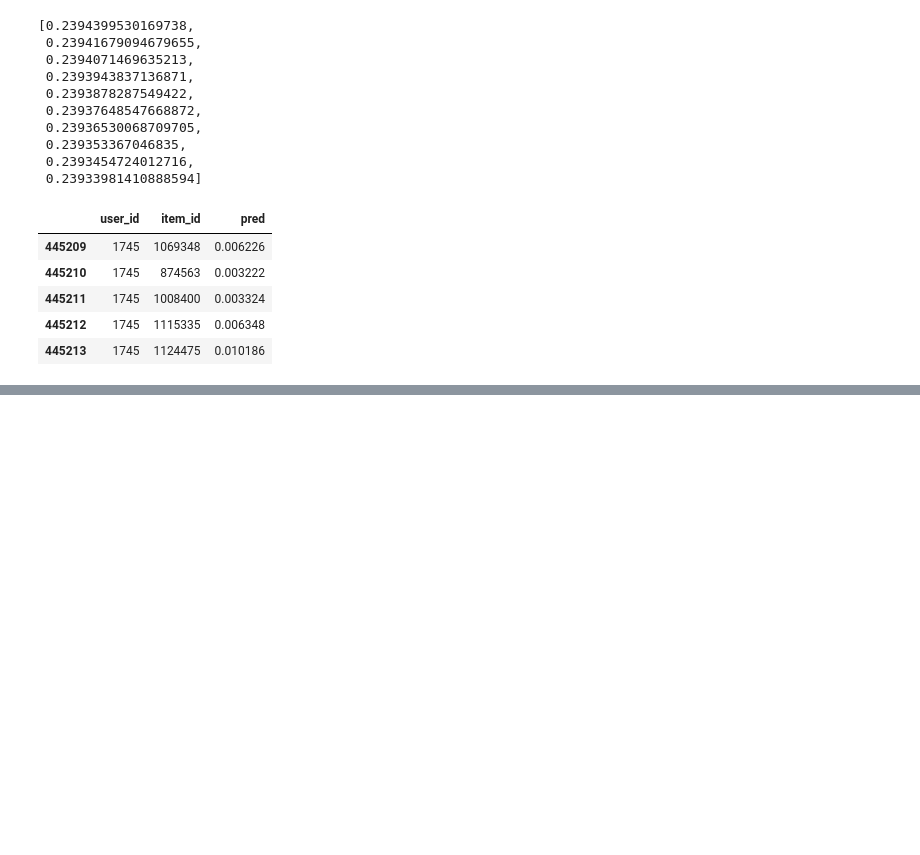
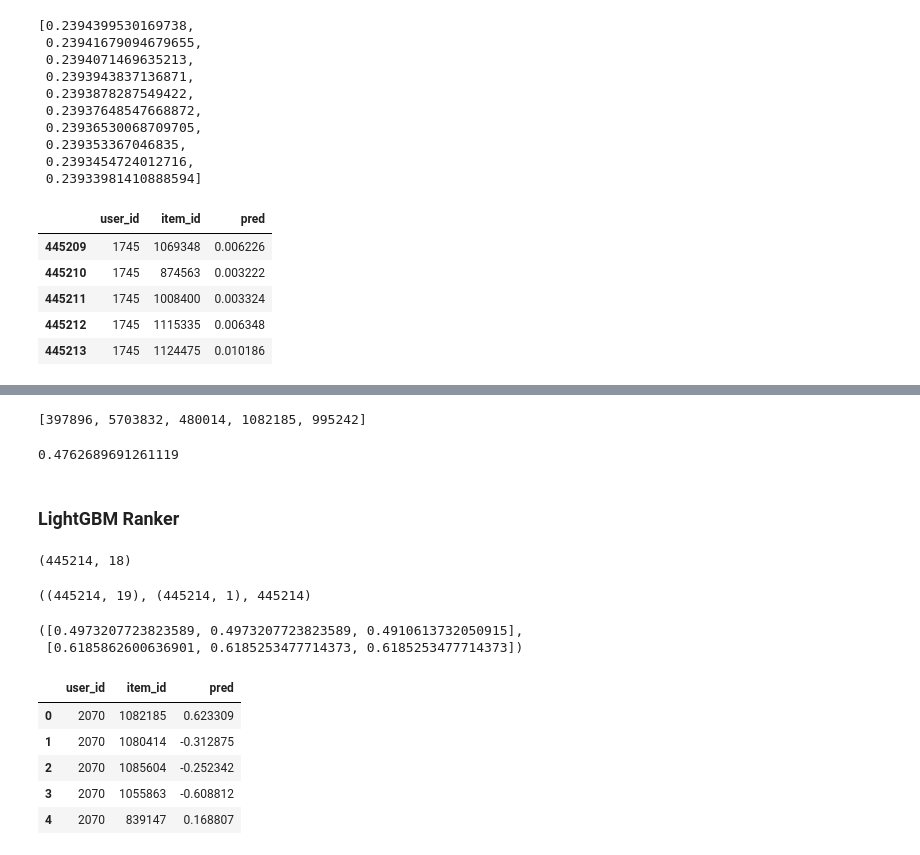
Before and after one commit to VitalyGladyshev/gb_rec_sys, a Jupyter notebook: coursework/cw_rec_sys_glvv.ipynb, the cells around one changed output, grey strips where cells are left out. Saved outputs shown, nothing was run; the diff lists cells and outputs as text; code cells hidden in the pictures; blank space fills up the shorter version.

```diff
--- a/coursework/cw_rec_sys_glvv.ipynb
+++ b/coursework/cw_rec_sys_glvv.ipynb
@@ -379,0 +433,22 @@ classifer_prediction.tail()
+# %%
+popularity = recommender.prep_data.groupby('item_id')['quantity'].sum().reset_index()
+popularity.rename(columns={'quantity': 'n_sold'}, inplace=True)
+top_5 = popularity.sort_values('n_sold', ascending=False).head(6).item_id.tolist()[1:6]
+top_5
+# %% [output]
+[397896, 5703832, 480014, 1082185, 995242]
+# %%
+result_lvl_2["rec"] = result_lvl_2['user_id'].apply(\
+        lambda x: precision_at_k(result_lvl_2.loc[result_lvl_2["user_id"] == x, "pred"].values[0],
+                                 list(result_lvl_2.loc[result_lvl_2["user_id"] == x, "actual"].values[0]),
+                                 k=5))
+
+result_lvl_2['rec'].mean()
+# %% [output]
+0.4762689691261119
+# %% [markdown]
+### LightGBM Ranker
+# %%
+X_train.shape
+# %% [output]
+(445214, 18)
@@ -379,0 +459,34 @@ classifer_prediction.tail()
+# %%
+grs = np.concatenate((np.array([gr[0]+1]), gr[1:] - gr[:-1]))
+# %%
+X_train.shape, y_train.shape, np.sum(grs)
+# %% [output]
+((445214, 19), (445214, 1), 445214)
+# %%
+from lightgbm import LGBMRanker
+
+lgb_params = {
+    'objective':'lambdarank',
+    'boosting_type': 'gbdt',
+    'n_estimators': 1000,
+    'learning_rate': 0.08,
+    'max_depth': 5,
+    'categorical_column': cat_feats,
+    'random_state': 27,
+    'verbose': 0,
+    'is_unbalance': True
+}
+# %%
+lgb_rn = LGBMRanker(**lgb_params, silent=False)
+
+eval_h = lgb_rn.fit(X_train, y_train, group=grs,
+                    eval_set=[(X_train, y_train)], eval_group=[grs],
+                    eval_metric=['ndcg'],
+                    eval_at=[5, 10 ],
+                    early_stopping_rounds=50,
+                    verbose=0)
+# %%
+eval_h.evals_result_['training']['ndcg@5'][:3], eval_h.evals_result_['training']['ndcg@5'][-3:]
+# %% [output]
+([0.4973207723823589, 0.4973207723823589, 0.4910613732050915],
+ [0.6185862600636901, 0.6185253477714373, 0.6185253477714373])
@@ -379,0 +495,11 @@ classifer_prediction.tail()
+# %%
+ranker_prediction = X_train[['user_id', 'item_id']]
+ranker_prediction["pred"] = rank_preds
+ranker_prediction.head()
+# %% [output]
+|  | user_id | item_id | pred |
+| 0 | 2070 | 1082185 | 0.623309 |
+| 1 | 2070 | 1080414 | -0.312875 |
+| 2 | 2070 | 1085604 | -0.252342 |
+| 3 | 2070 | 1055863 | -0.608812 |
+| 4 | 2070 | 839147 | 0.168807 |
```
Also changed, not shown: parts of 12 cells of this notebook.
